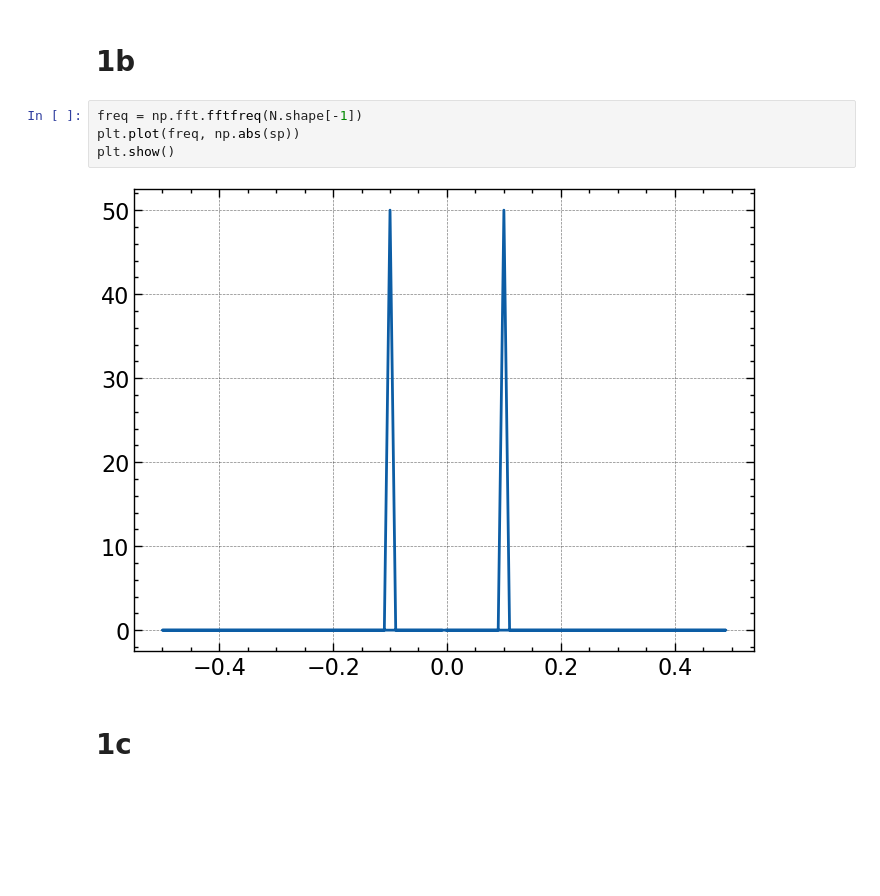
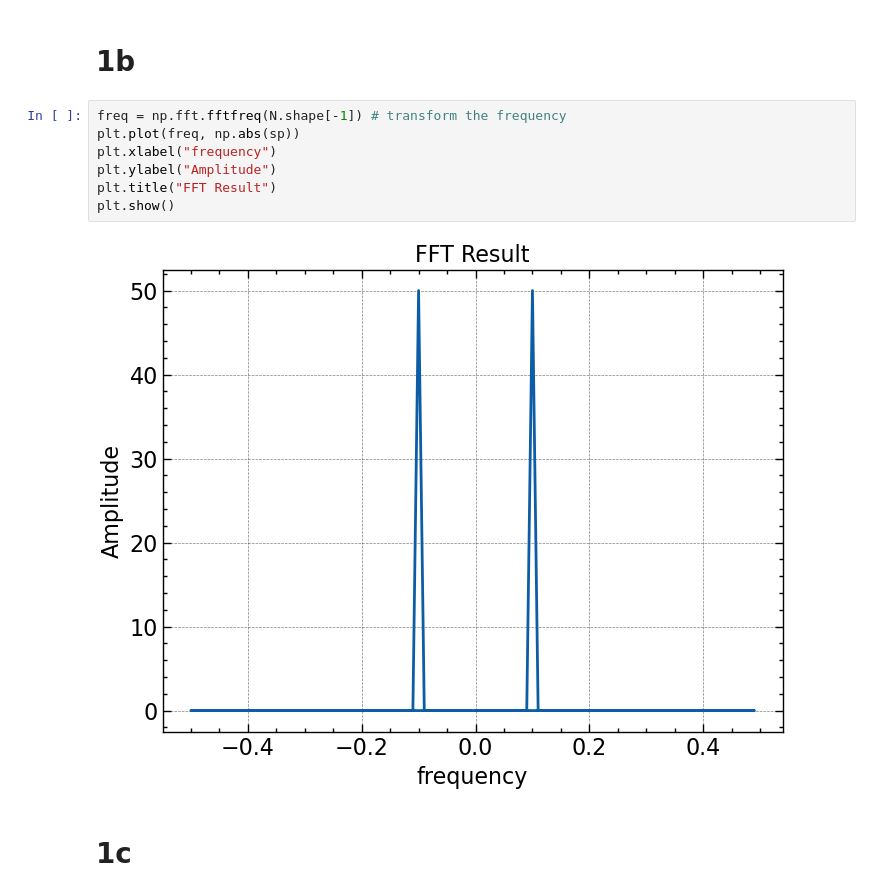
Before and after one commit to liuqiyucn/105B, a Jupyter notebook: assignment3/assignment3.ipynb, the cells around one changed output. Saved outputs shown, nothing was run; the diff lists cells and outputs as text; blank space fills up the shorter version.

```diff
--- a/assignment3/assignment3.ipynb
+++ b/assignment3/assignment3.ipynb
@@ -22,11 +25,14 @@ plt.show()
 # %% [markdown]
 # 1b
 # %%
-freq = np.fft.fftfreq(N.shape[-1])
+freq = np.fft.fftfreq(N.shape[-1]) # transform the frequency
 plt.plot(freq, np.abs(sp))
+plt.xlabel("frequency")
+plt.ylabel("Amplitude")
+plt.title("FFT Result")
 plt.show()
 # %% [output]
-[figure, old version]
+[figure, new version]
 # %% [markdown]
 # 1c
 # %%
```
Also changed, not shown: parts of 25 cells of this notebook, 2 other files.
